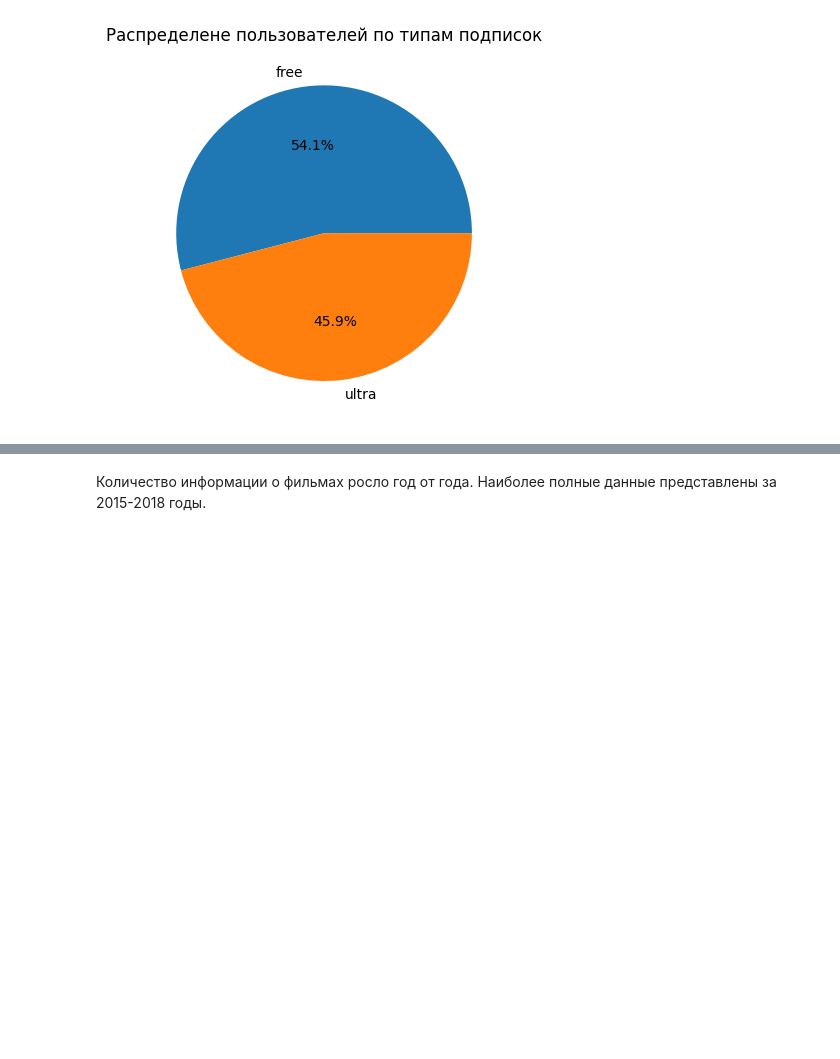
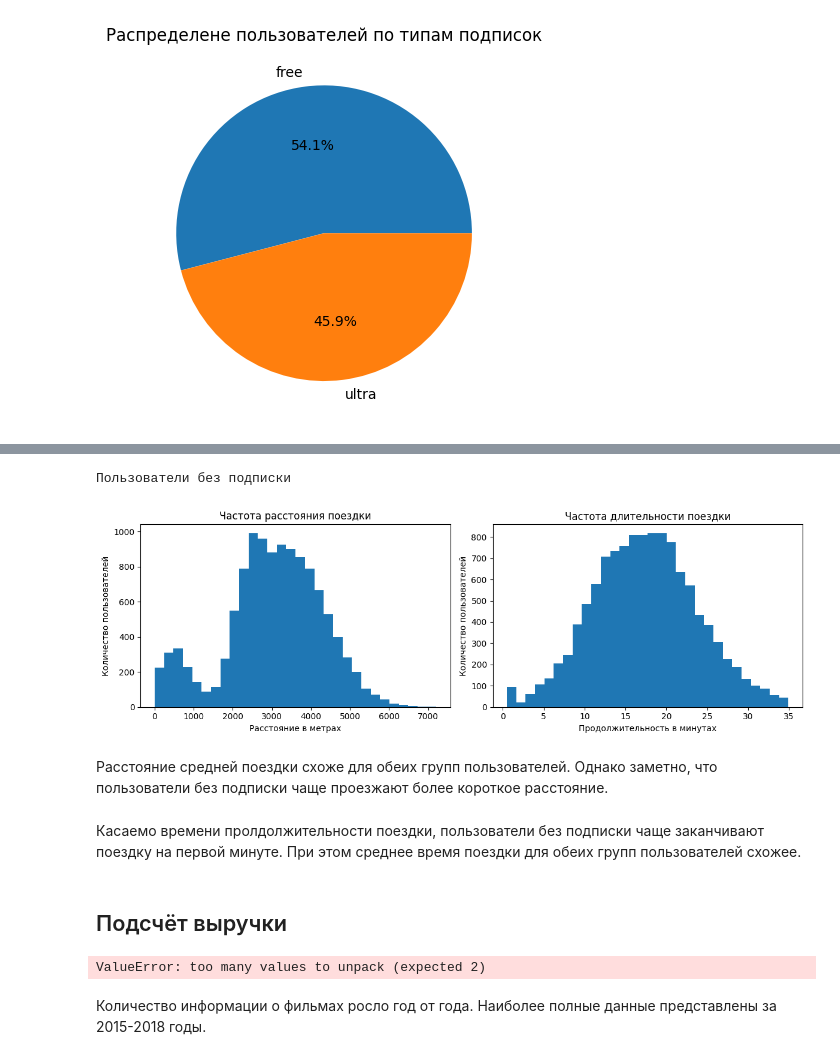
Before and after one commit to EvanderLatine/DS_Practicum, a Jupyter notebook: Scooters_Lease/Revenue_Optimization.ipynb, the cells around one changed output, grey strips where cells are left out. Cells and saved outputs as stored; diff of their text form; code cells hidden in the pictures; blank space fills up the shorter version.

```diff
--- a/Scooters_Lease/Revenue_Optimization.ipynb
+++ b/Scooters_Lease/Revenue_Optimization.ipynb
@@ -240,0 +311,3 @@ filled["percent"].plot(xlabel="Год", ylabel="Процент фильмов с
+# %%
+unsubscribed = df.loc[df.index.difference(subscribed.index)].reset_index(drop=True)
+unsubscribed.info()
@@ -241,3 +342,24 @@ filled["percent"].plot(xlabel="Год", ylabel="Процент фильмов с
+# %%
+print("Пользователи без подписки")
+rides_frequencies(unsubscribed)
+# %% [output]
+Пользователи без подписки
+[figure, added]
+# %% [markdown]
+Расстояние средней поездки схоже для обеих групп пользователей. Однако заметно, что пользователи без подписки чаще проезжают более короткое расстояние.
+# %% [markdown]
+Касаемо времени пролдолжительности поездки, пользователи без подписки чаще заканчивают поездку на первой минуте. При этом среднее время поездки для обеих групп пользователей схожее.
+# %% [markdown]
+## Подсчёт выручки
+# %%
+user_stats = df.groupby('user_id').agg([
+    ('total_distance', 'distance', 'sum'),
+    ('rides_count', 'distance', 'count'),
+    ('total_duration', 'duration', 'sum')
+]).reset_index()
+user_stats.head()
+# %% [output]
+ValueError: too many values to unpack (expected 2)
 # %% [markdown]
 Количество информации о фильмах росло год от года. Наиболее полные данные представлены за 2015-2018 годы.
 # %% [markdown]
```
Also changed, not shown: parts of 21 cells of this notebook.
